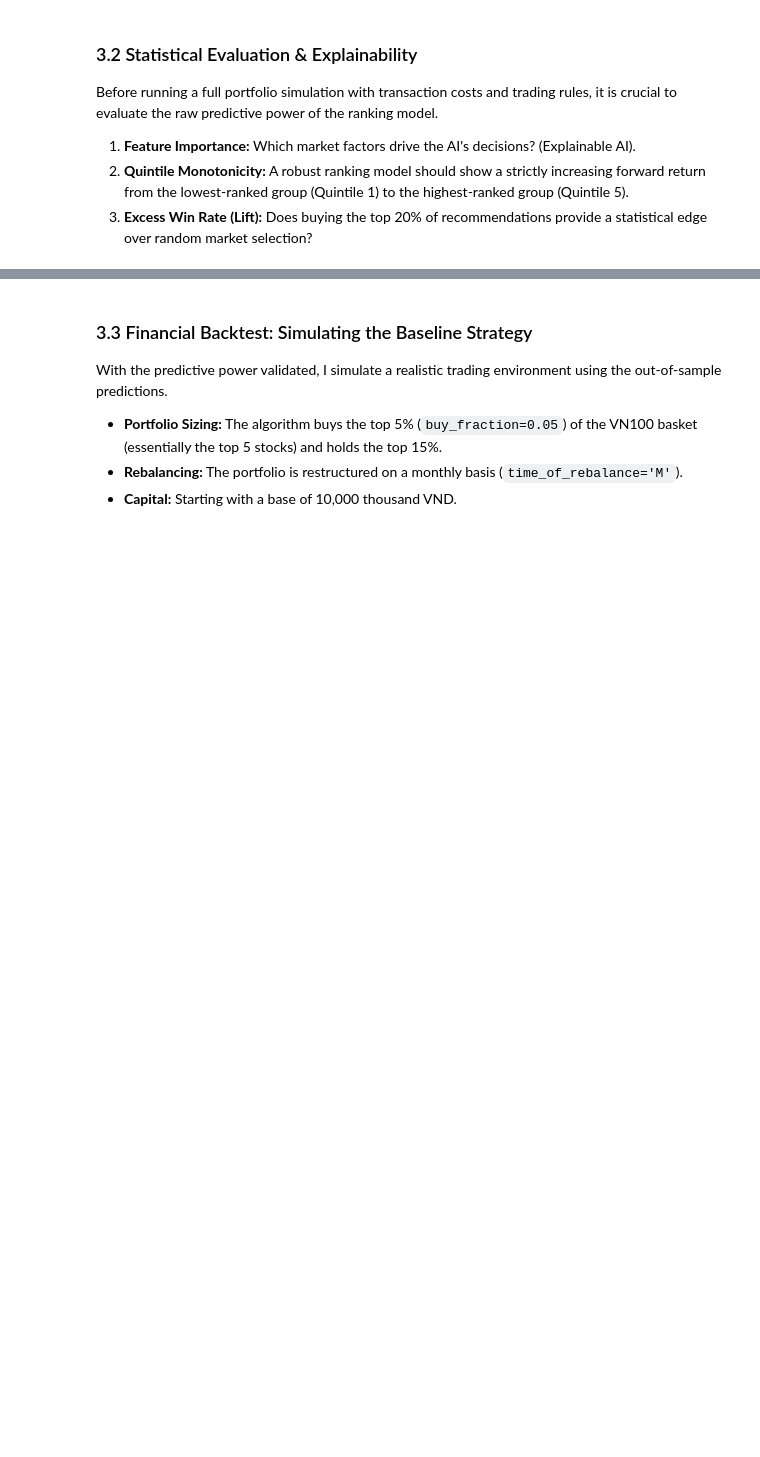
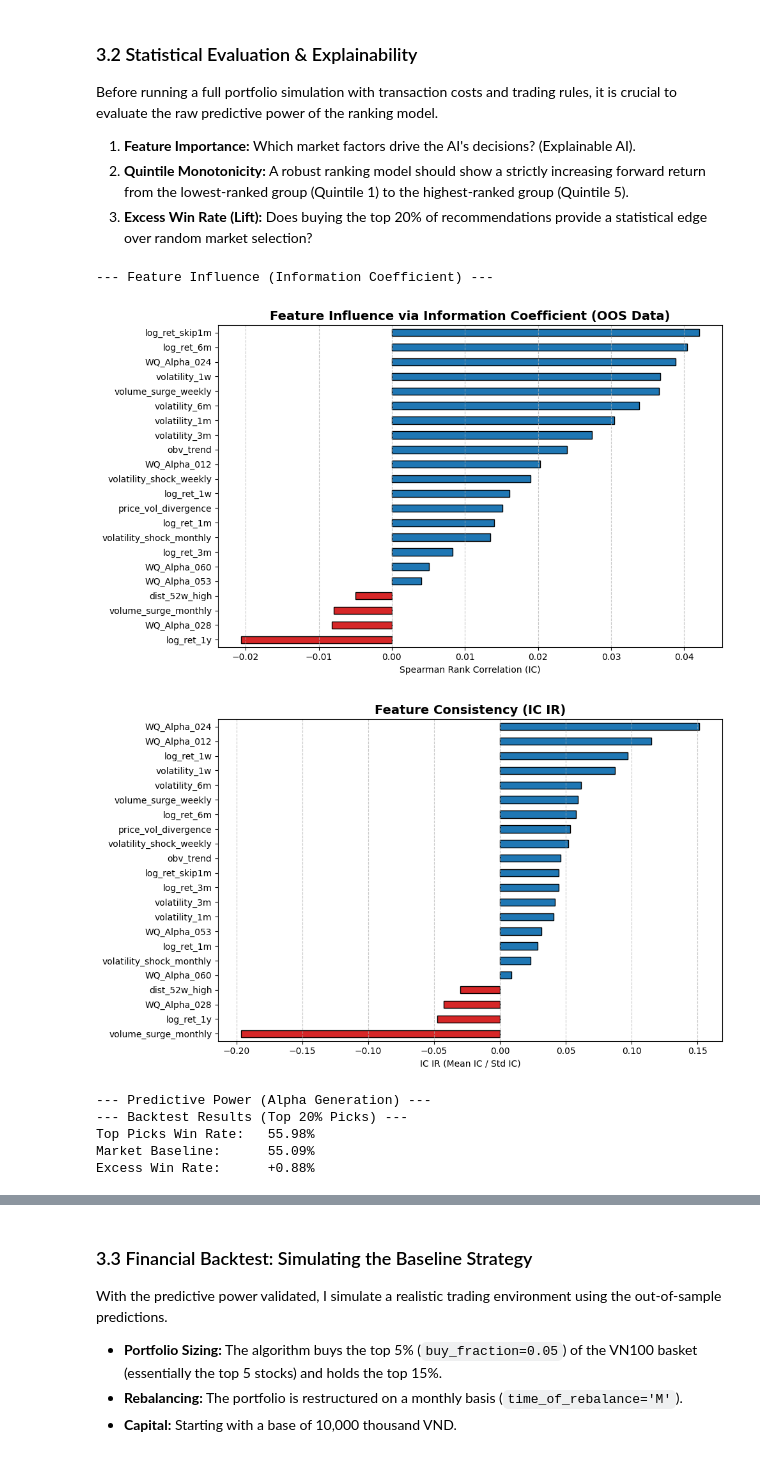
Before and after one commit to phamhuyphong-quant/Top-K-21-Day-Rebalance, a Jupyter notebook: notebooks/03_Model_Training_and_Evaluation_Local.ipynb, the cells around one changed output, grey strips where cells are left out. Saved outputs shown, nothing was run; the diff lists cells and outputs as text; code cells hidden in the pictures; blank space fills up the shorter version.

```diff
--- a/notebooks/03_Model_Training_and_Evaluation_Local.ipynb
+++ b/notebooks/03_Model_Training_and_Evaluation_Local.ipynb
@@ -74,7 +102,7 @@ To ensure a robust and realistic evaluation, I implemented a **Walk-Forward Cros
 
 honest_test_df_basic = md.walk_forward_cv(
     df=df,
-    features=basic_features,
+    features=best_features,
     initial_train_months=24,
     test_months=6,
     gap_days=21,
@@ -91,13 +134,22 @@ Before running a full portfolio simulation with transaction costs and trading ru
 # %%
 print("--- Feature Influence (Information Coefficient) ---")
 
-ev.feature_influence_ic(honest_test_df_basic, basic_features, target_col='next_1m_ret')
+ev.feature_influence_ic(honest_test_df_basic, best_features, target_col='next_1m_ret')
 
 print("--- Predictive Power (Alpha Generation) ---")
 metrics = ev.evaluate_ranking_performance(
     test_df=honest_test_df_basic,
     top_quantile=0.2,
     ret_col='next_1m_ret'
 )
 
 ev.predicted_quintile_chart(test_df=honest_test_df_basic)
+# %% [output]
+--- Feature Influence (Information Coefficient) ---
+[figure, added]
+[figure, added]
+--- Predictive Power (Alpha Generation) ---
+--- Backtest Results (Top 20% Picks) ---
+Top Picks Win Rate:   55.98%
+Market Baseline:      55.09%
+Excess Win Rate:      +0.88%
```
Also changed, not shown: parts of 12 cells of this notebook, 4 other files.
